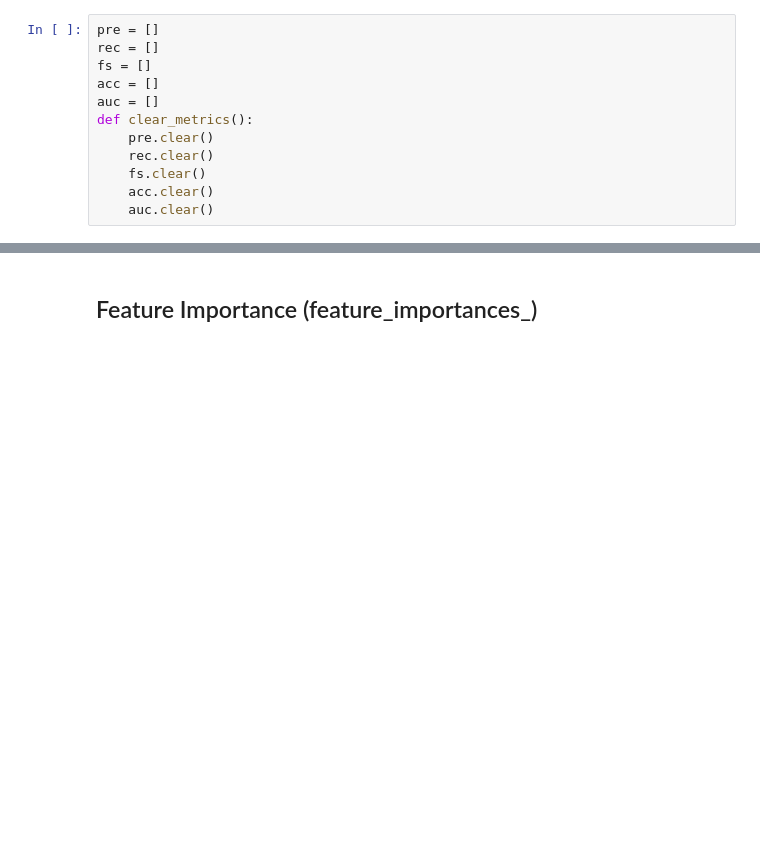
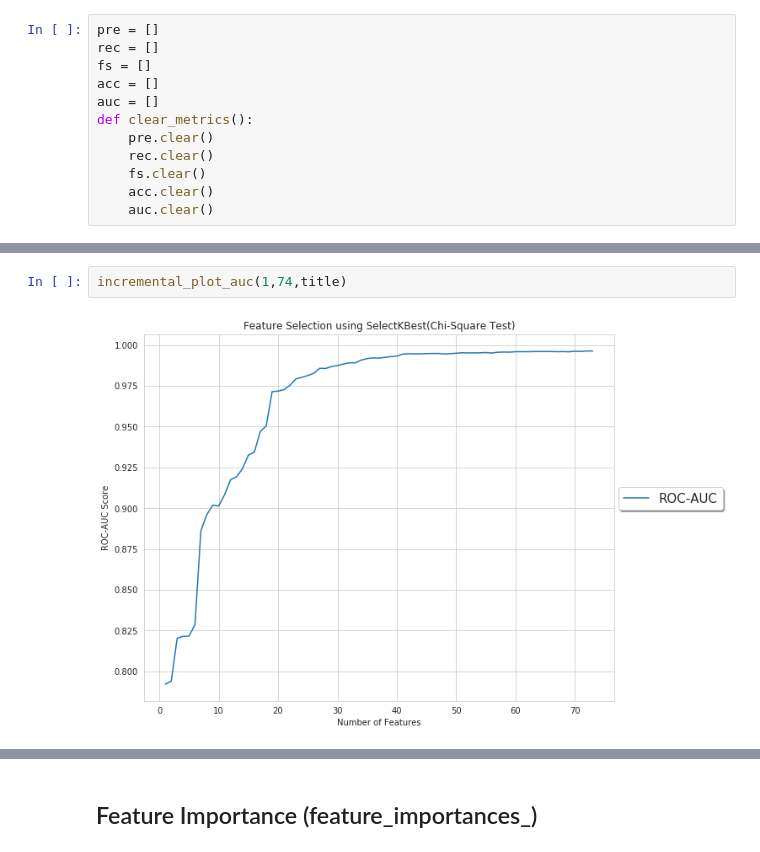
Before and after one commit to galib19/MS_Thesis, a Jupyter notebook: API Calls Analysis/Main-Copy1.ipynb, the cells around one changed output, grey strips where cells are left out. Saved outputs shown, nothing was run; the diff lists cells and outputs as text; blank space fills up the shorter version.

```diff
--- a/API Calls Analysis/Main-Copy1.ipynb
+++ b/API Calls Analysis/Main-Copy1.ipynb
@@ -148,0 +171,4 @@ incremental_plot(0,73,"Recursive Feature Elimination using Random Forest Classif
+# %%
+incremental_plot_auc(1,74,title)
+# %% [output]
+[figure, added]
```
Also changed, not shown: parts of 74 cells of this notebook, 37 other files.
